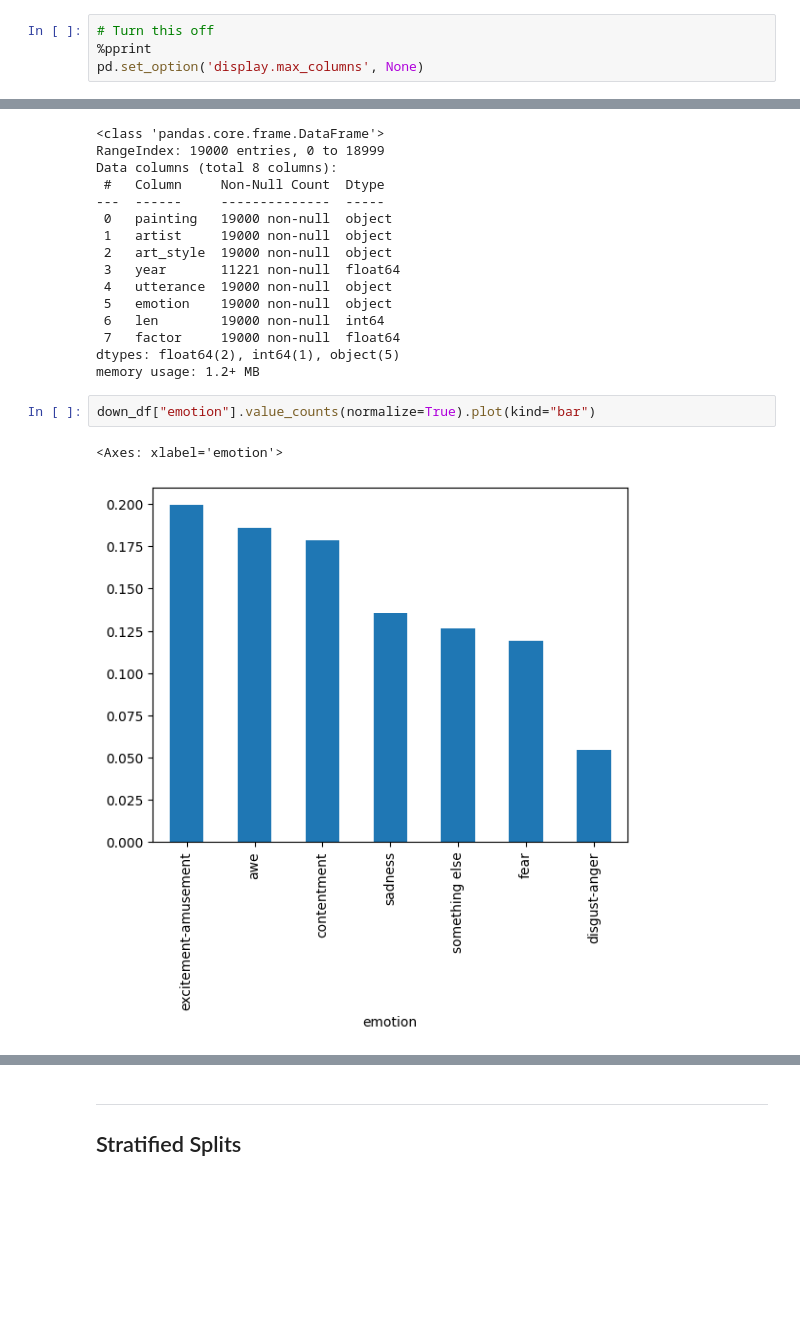
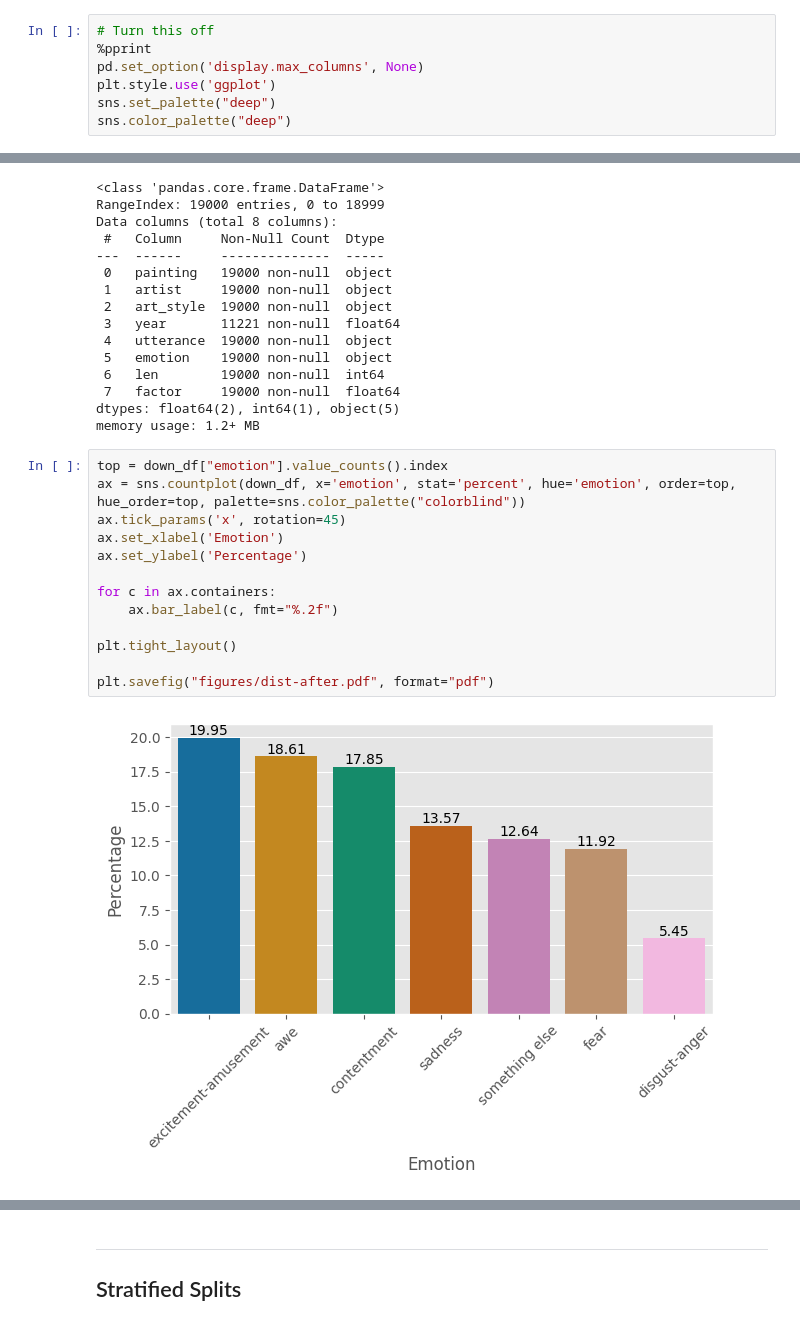
Before and after one commit to AlejandroCiuba/CS2756-Group-Project, a Jupyter notebook: Alejandro/dataset_redone.ipynb, the cells around one changed output, grey strips where cells are left out. Drawn from its saved outputs; the diff is of its cells as text; blank space fills up the shorter version.

```diff
--- a/Alejandro/dataset_redone.ipynb
+++ b/Alejandro/dataset_redone.ipynb
@@ -31,5 +33,8 @@ import pandas as pd
 # Turn this off
 %pprint
 pd.set_option('display.max_columns', None)
+plt.style.use('ggplot')
+sns.set_palette("deep")
+sns.color_palette("deep")
 # %% [output]
 Pretty printing has been turned ON
@@ -264,8 +279,18 @@ Data columns (total 8 columns):
  7   factor     19000 non-null  float64
 dtypes: float64(2), int64(1), object(5)
 memory usage: 1.2+ MB
-# %%
-down_df["emotion"].value_counts(normalize=True).plot(kind="bar")
-# %% [output]
-<Axes: xlabel='emotion'>
-[figure, removed]
+# %%
+top = down_df["emotion"].value_counts().index
+ax = sns.countplot(down_df, x='emotion', stat='percent', hue='emotion', order=top, hue_order=top, palette=sns.color_palette("colorblind"))
+ax.tick_params('x', rotation=45)
+ax.set_xlabel('Emotion')
+ax.set_ylabel('Percentage')
+
+for c in ax.containers:
+    ax.bar_label(c, fmt="%.2f")
+
+plt.tight_layout()
+
+plt.savefig("figures/dist-after.pdf", format="pdf")
+# %% [output]
+[figure, added]
```
Also changed, not shown: parts of 6 cells of this notebook, 6 other files.
